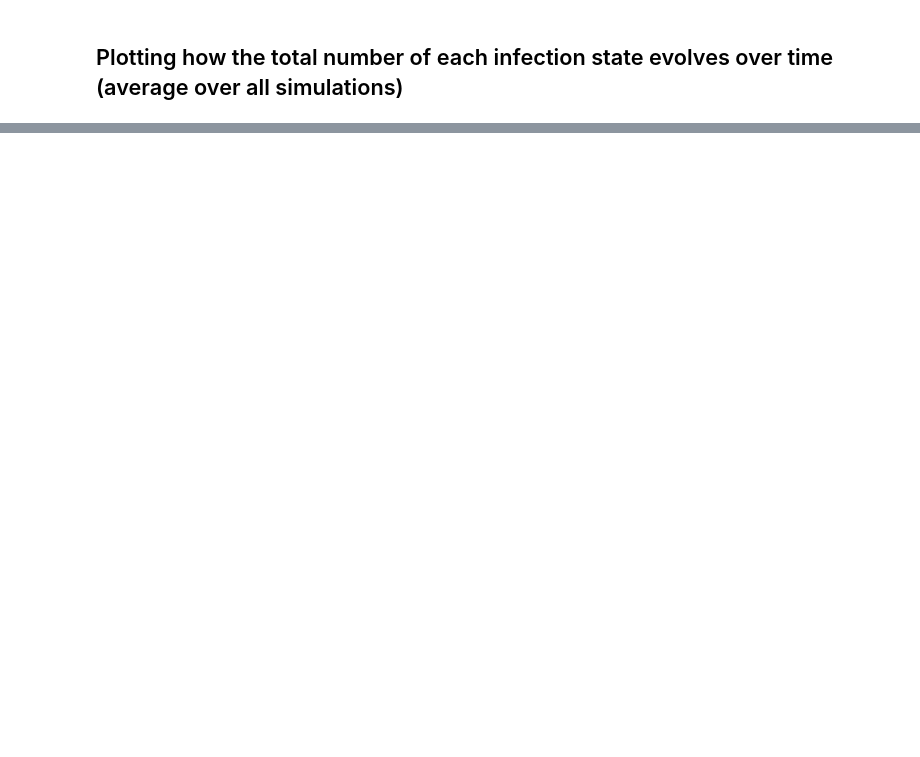
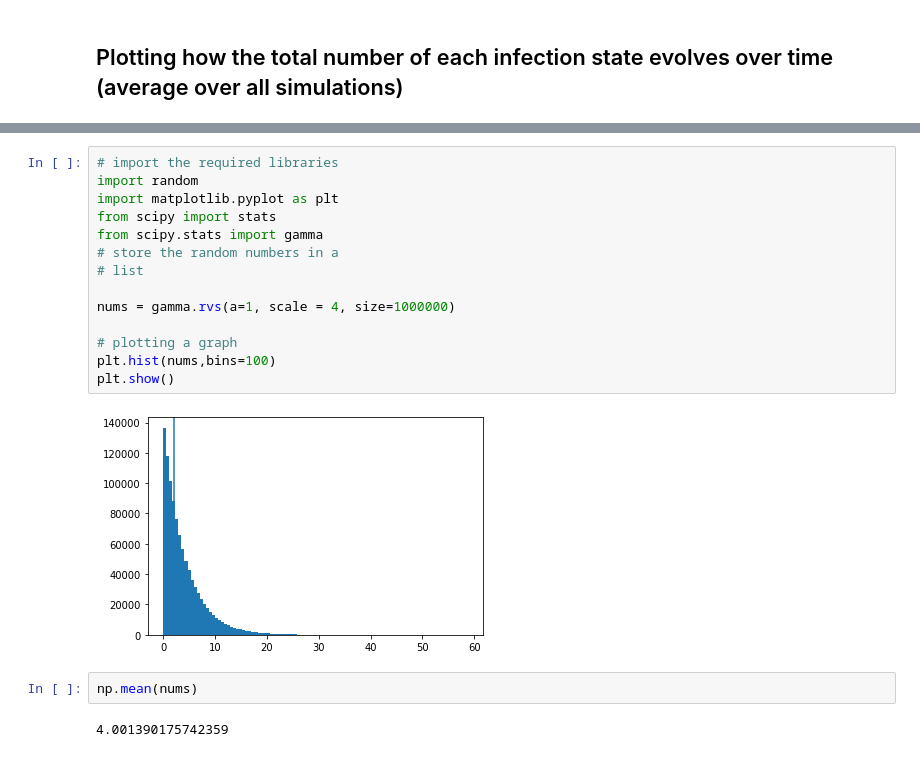
Before and after one commit to baiydaavi/covid-19, a Jupyter notebook: code/simple_SEIR_model.ipynb, the cells around one changed output, grey strips where cells are left out. Saved outputs shown, nothing was run; the diff lists cells and outputs as text; blank space fills up the shorter version.

```diff
--- a/code/simple_SEIR_model.ipynb
+++ b/code/simple_SEIR_model.ipynb
@@ -183,0 +183,20 @@ fig.show()
+# %%
+# import the required libraries
+import random
+import matplotlib.pyplot as plt
+from scipy import stats
+from scipy.stats import gamma
+# store the random numbers in a
+# list
+
+nums = gamma.rvs(a=1, scale = 4, size=1000000)
+
+# plotting a graph
+plt.hist(nums,bins=100)
+plt.show()
+# %% [output]
+[figure, added]
+# %%
+np.mean(nums)
+# %% [output]
+4.001390175742359
```
Also changed, not shown: parts of 4 cells of this notebook, 8 other files.
